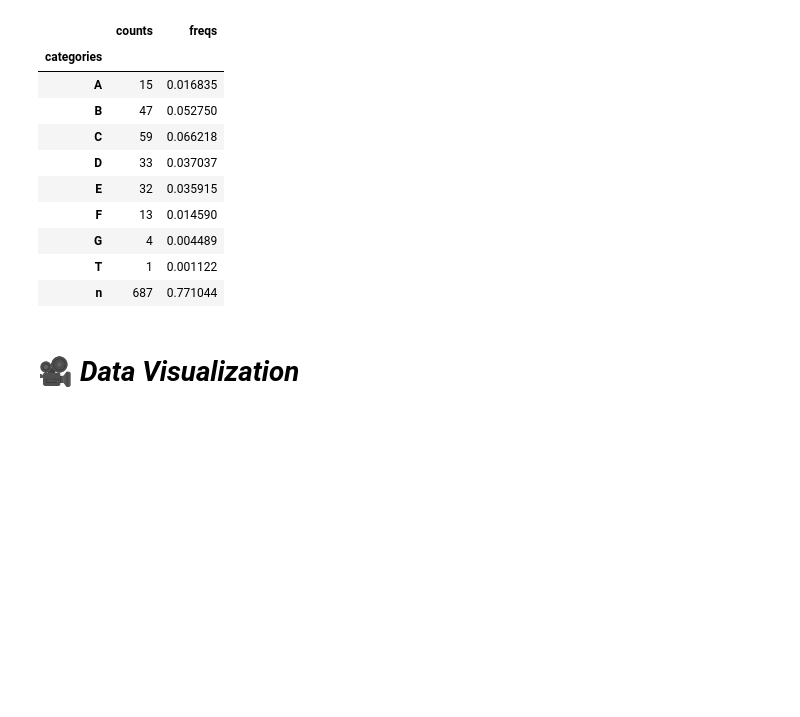
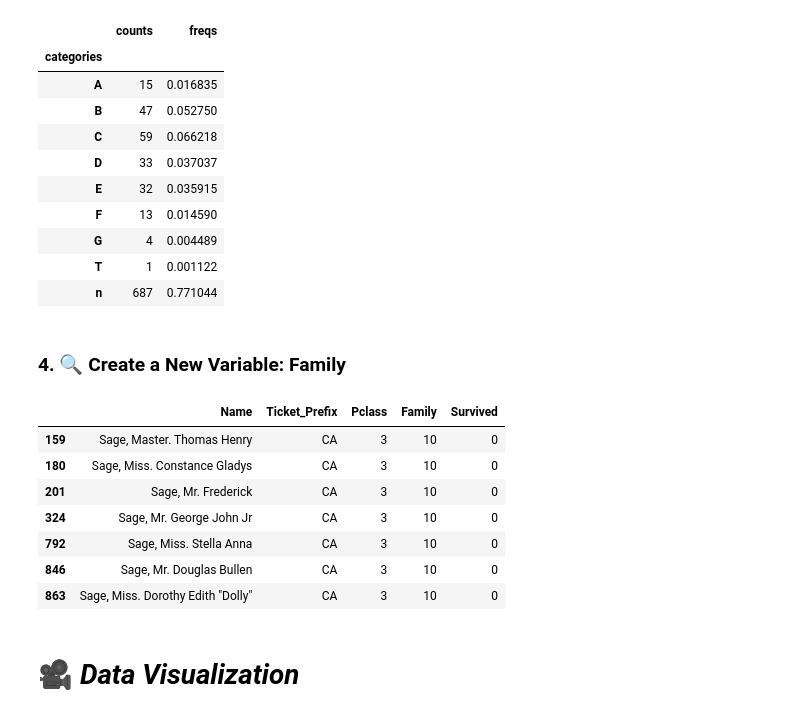
Before and after one commit to yigaai/StoryTelling_with_Data_myTelescope, a Jupyter notebook: titanic-survival-prediction.ipynb, the cells around one changed output. Drawn from its saved outputs; the diff is of its cells as text; code cells hidden in the pictures; blank space fills up the shorter version.

```diff
--- a/titanic-survival-prediction.ipynb
+++ b/titanic-survival-prediction.ipynb
@@ -345,6 +353,22 @@ new_cabin.describe()
 | G | 4 | 0.004489 |
 | T | 1 | 0.001122 |
 | n | 687 | 0.771044 |
+# %% [markdown]
+### 4. 🔍 **Create a New Variable: Family**
+# %%
+df['Family'] = df['SibSp'] + df['Parch']
+
+most_family = np.where(df['Family'] == max(df['Family']))
+df[['Name', 'Ticket_Prefix', 'Pclass', 'Family', 'Survived']].loc[most_family]
+# %% [output]
+|  | Name | Ticket_Prefix | Pclass | Family | Survived |
+| 159 | Sage, Master. Thomas Henry | CA | 3 | 10 | 0 |
+| 180 | Sage, Miss. Constance Gladys | CA | 3 | 10 | 0 |
+| 201 | Sage, Mr. Frederick | CA | 3 | 10 | 0 |
+| 324 | Sage, Mr. George John Jr | CA | 3 | 10 | 0 |
+| 792 | Sage, Miss. Stella Anna | CA | 3 | 10 | 0 |
+| 846 | Sage, Mr. Douglas Bullen | CA | 3 | 10 | 0 |
+| 863 | Sage, Miss. Dorothy Edith "Dolly" | CA | 3 | 10 | 0 |
 # %% [markdown]
 # 🎥   ***Data Visualization***
 # %% [markdown]
```
Also changed, not shown: parts of 6 cells of this notebook.
